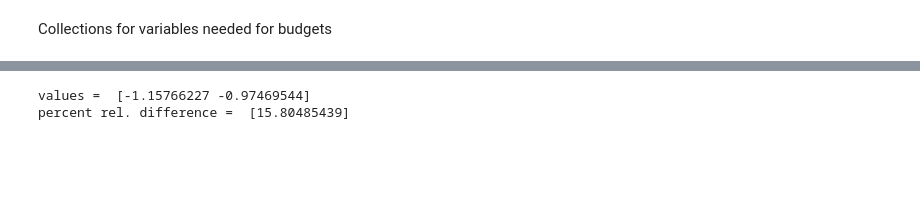
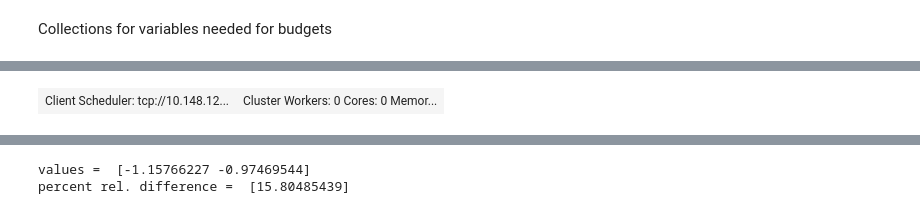
Before and after one commit to NCAR/ldcpy, a Jupyter notebook: docs/source/notebooks/CAMBudgets.ipynb, the cells around one changed output, grey strips where cells are left out. Saved outputs shown, nothing was run; the diff lists cells and outputs as text; code cells hidden in the pictures; blank space fills up the shorter version.

```diff
--- a/docs/source/notebooks/CAMBudgets.ipynb
+++ b/docs/source/notebooks/CAMBudgets.ipynb
@@ -21,0 +24,18 @@ The autoreload extension is already loaded. To reload it, use:
+# %%
+# for Cheyenne
+from dask_jobqueue import PBSCluster
+
+cluster = PBSCluster(
+    queue="regular",
+    walltime="02:00:00",
+    project="NIOW0001",
+    memory="109GB",
+    resource_spec="select=1:ncpus=9:mem=109GB",
+    cores=36,
+    processes=9,
+)
+
+
+# scale as needed
+cluster.adapt(minimum_jobs=1, maximum_jobs=30)
+cluster
@@ -114,0 +46,8 @@ dataset size in GB 0.05
+# %%
+from dask.distributed import Client
+
+# Connect client to the remote dask workers
+client = Client(cluster)
+client
+# %% [output]
+| Client Scheduler: tcp://10.148.12... | Cluster Workers: 0 Cores: 0 Memor... |
```
Also changed, not shown: parts of 33 cells of this notebook.
